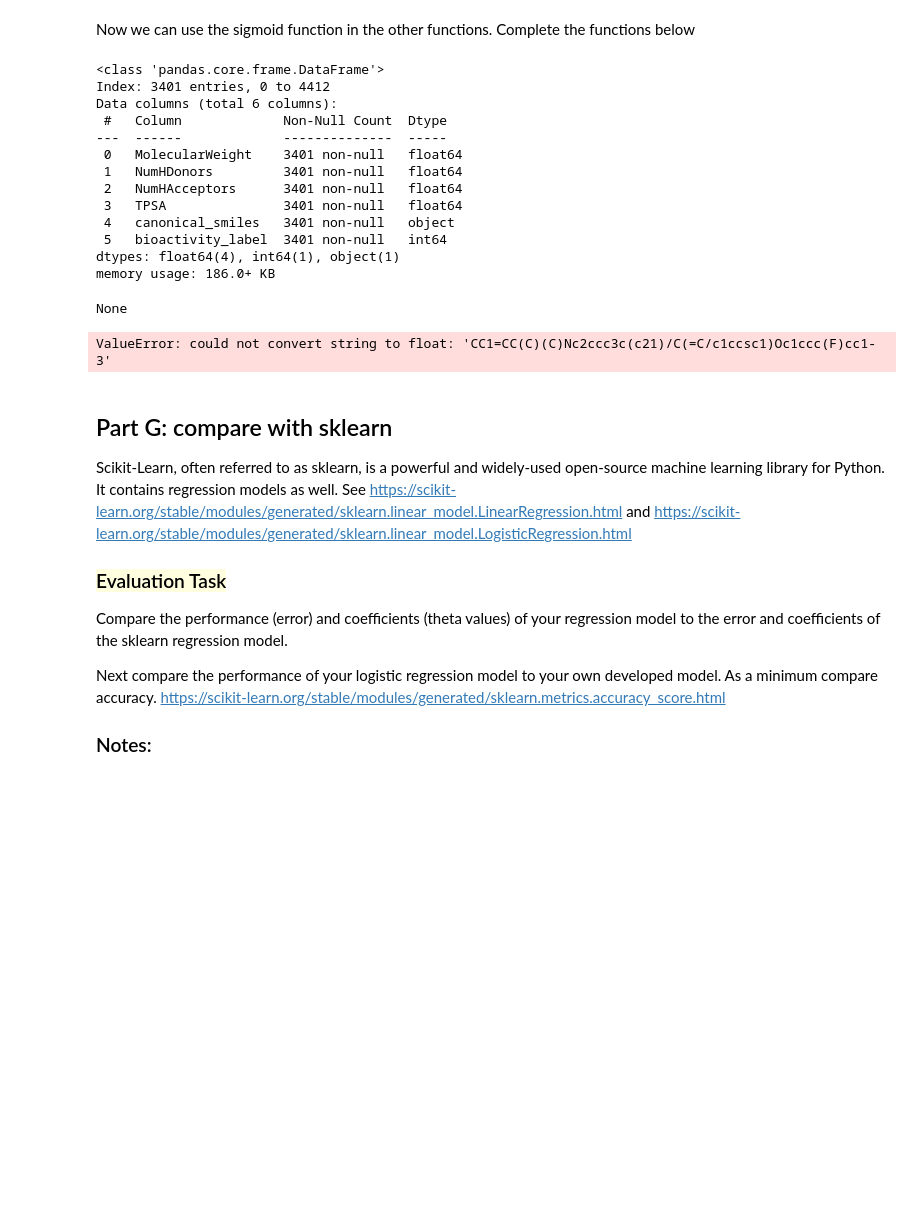
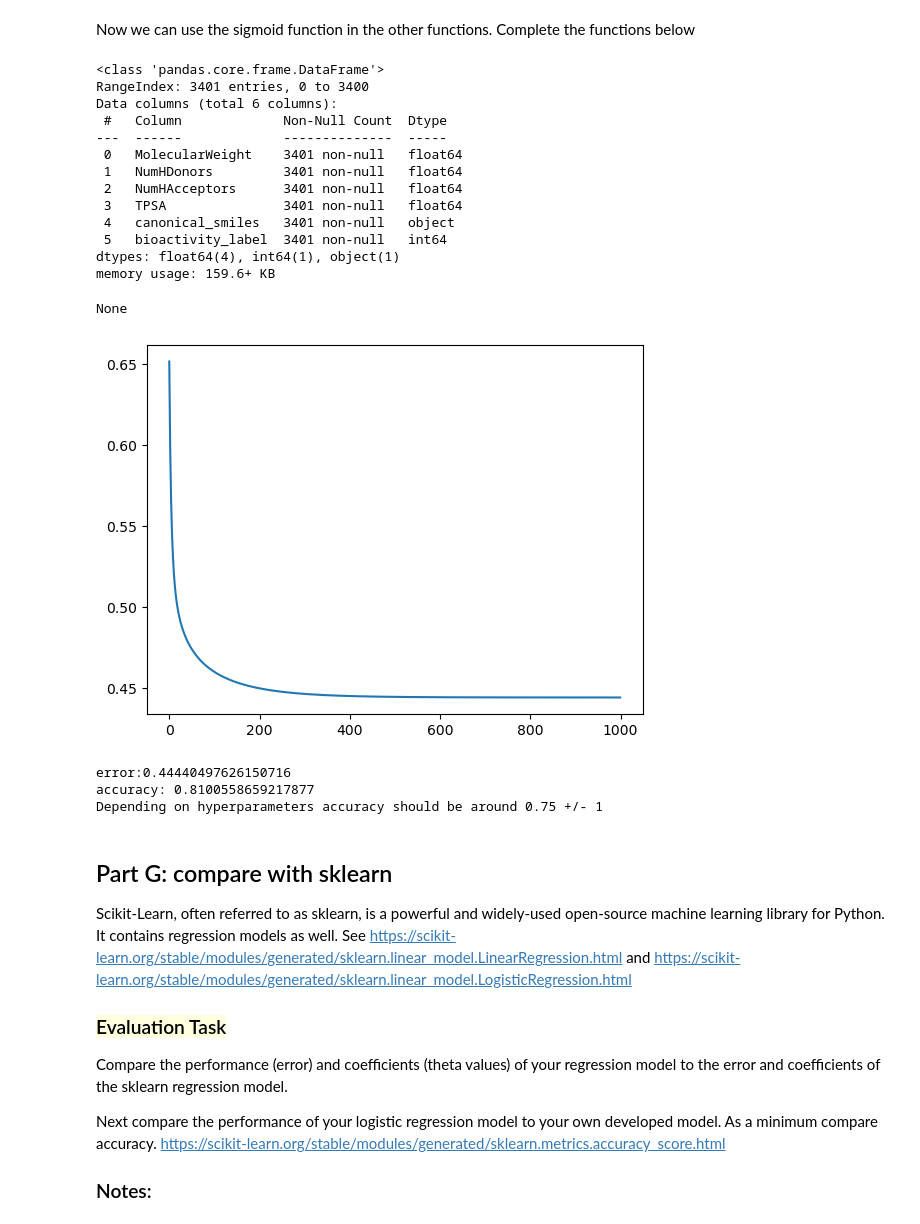
Before and after one commit to jgray1996/machinelearning, a Jupyter notebook: assignment 1/Assignment_Regression.ipynb, the cells around one changed output. Saved outputs shown, nothing was run; the diff lists cells and outputs as text; code cells hidden in the pictures; blank space fills up the shorter version.

```diff
--- a/assignment 1/Assignment_Regression.ipynb
+++ b/assignment 1/Assignment_Regression.ipynb
@@ -777,0 +795,3 @@ final dataframe
+# %%
+df_GR = pd.read_csv("CHEMBL2034.csv")
+df_GR.head()
@@ -919,7 +974,7 @@ data = df_GR
 display(data.info())
 # %% [output]
 <class 'pandas.core.frame.DataFrame'>
-Index: 3401 entries, 0 to 4412
+RangeIndex: 3401 entries, 0 to 3400
 Data columns (total 6 columns):
  #   Column             Non-Null Count  Dtype
 ---  ------             --------------  -----
@@ -930,39 +985,66 @@ Data columns (total 6 columns):
  4   canonical_smiles   3401 non-null   object
  5   bioactivity_label  3401 non-null   int64
 dtypes: float64(4), int64(1), object(1)
-memory usage: 186.0+ KB
+memory usage: 159.6+ KB
 None
+# %%
+def accuracy(y_true, y_pred):
+    """
+    Calculate classification accuracy.
+
+    Parameters:
+    y_true: array-like, true labels
+    y_pred: array-like, predicted labels (must be same shape as y_true)
+
+    Returns:
+    float: accuracy score between 0 and 1
+    """
+    # Convert predictions to binary using threshold
+    y_pred_binary = (y_pred >= 0.5).astype(int)
+
+    # Calculate accuracy using numpy
+    acc = np.mean(y_true == y_pred_binary)
+
+    return acc
 # %%
 #YOUR CODE HERE TO PREPARE X_scaled, y, theta
-# YOUR TEST CODE HERE
-X, y, theta = data_preparation(df_GR)
+# prepare the data
+X = data.iloc[:,[0, 1, 2, 3, 5]]
+smiles = data['canonical_smiles']
+X, y, theta = data_preparation(X)
+
+scaler = StandardScaler()
 scaler.fit(X[:,1:])
 X_scaled = scaler.transform(X[:,1:])
 X_scaled = np.c_[np.ones(len(y)), X_scaled]
+
 # Set hyperparameters, adjust to imporve
-alpha = 0.01  # Learning rate
-num_iters = 15000  # Number of iterations
+alpha = 0.5  # Learning rate
+num_iters = 1000  # Number of iterations
 lambda_ = 0.7  # Regularization parameter
 
 try:
     # Train the model
     theta, J_history = gradient_descent(X_scaled, y, theta, alpha, num_iters, lambda_)
 
     # Make predictions
     predictions = predict(X_scaled, theta)
 
     # Evaluate the model
-    accuracy = accuracy(y, predictions)
-
-
-    draw_costs(J_history)
+    acc = accuracy(y, predictions)
+    plt.plot(J_history)
+    plt.show()
     print(f'error:{J_history[-1]}')
+    print(f"accuracy: {acc}")
 except:
     print('something is wrong')
 finally:
     print('Depending on hyperparameters accuracy should be around 0.75 +/- 1')
 # %% [output]
+[figure, added]
-ValueError: could not convert string to float: 'CC1=CC(C)(C)Nc2ccc3c(c21)/C(=C/c1ccsc1)Oc1ccc(F)cc1-3'
+error:0.44440497626150716
+accuracy: 0.8100558659217877
+Depending on hyperparameters accuracy should be around 0.75 +/- 1
 # %% [markdown]
 <a name='06'></a>
 ## Part G: compare with sklearn
```
Also changed, not shown: parts of 35 cells of this notebook, 5 other files.
